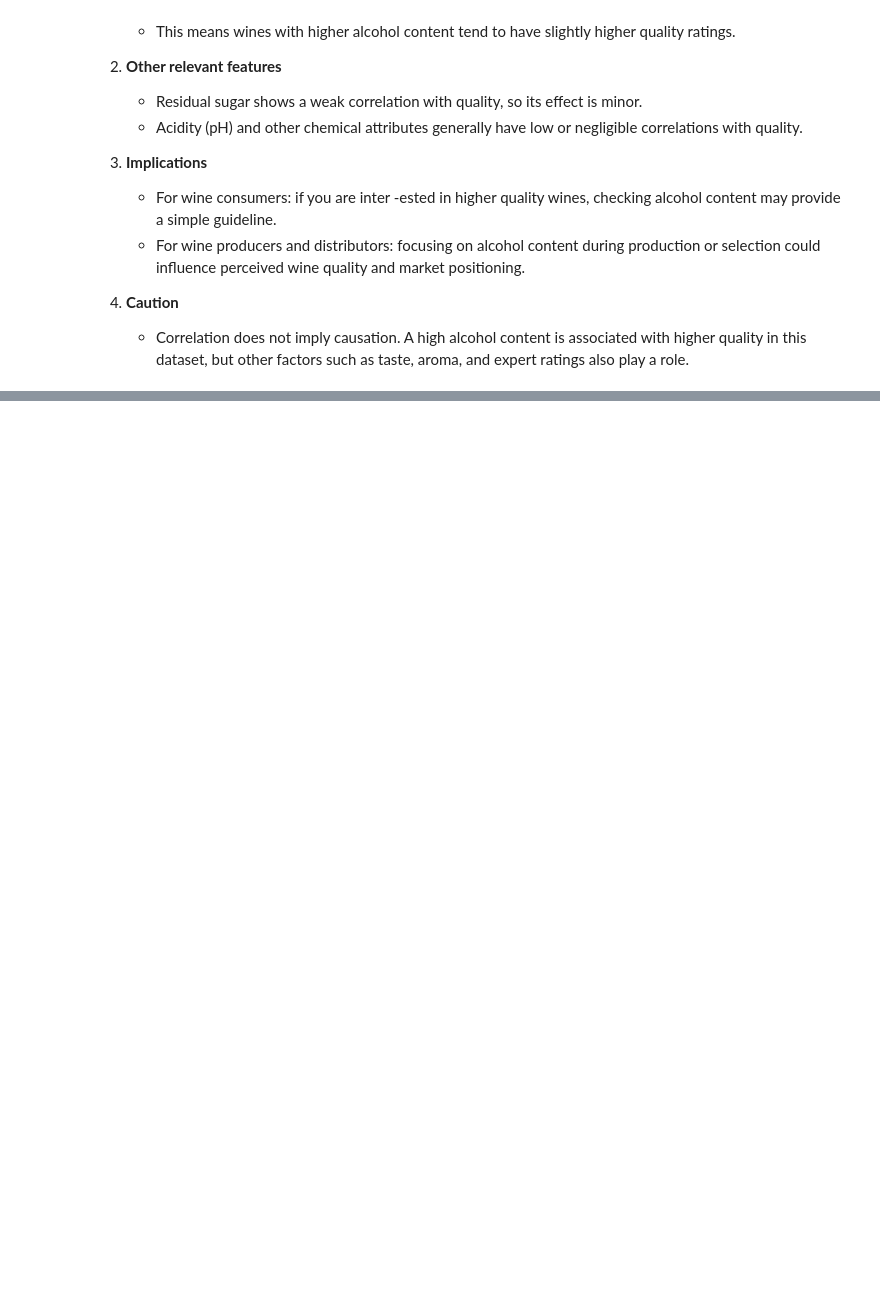
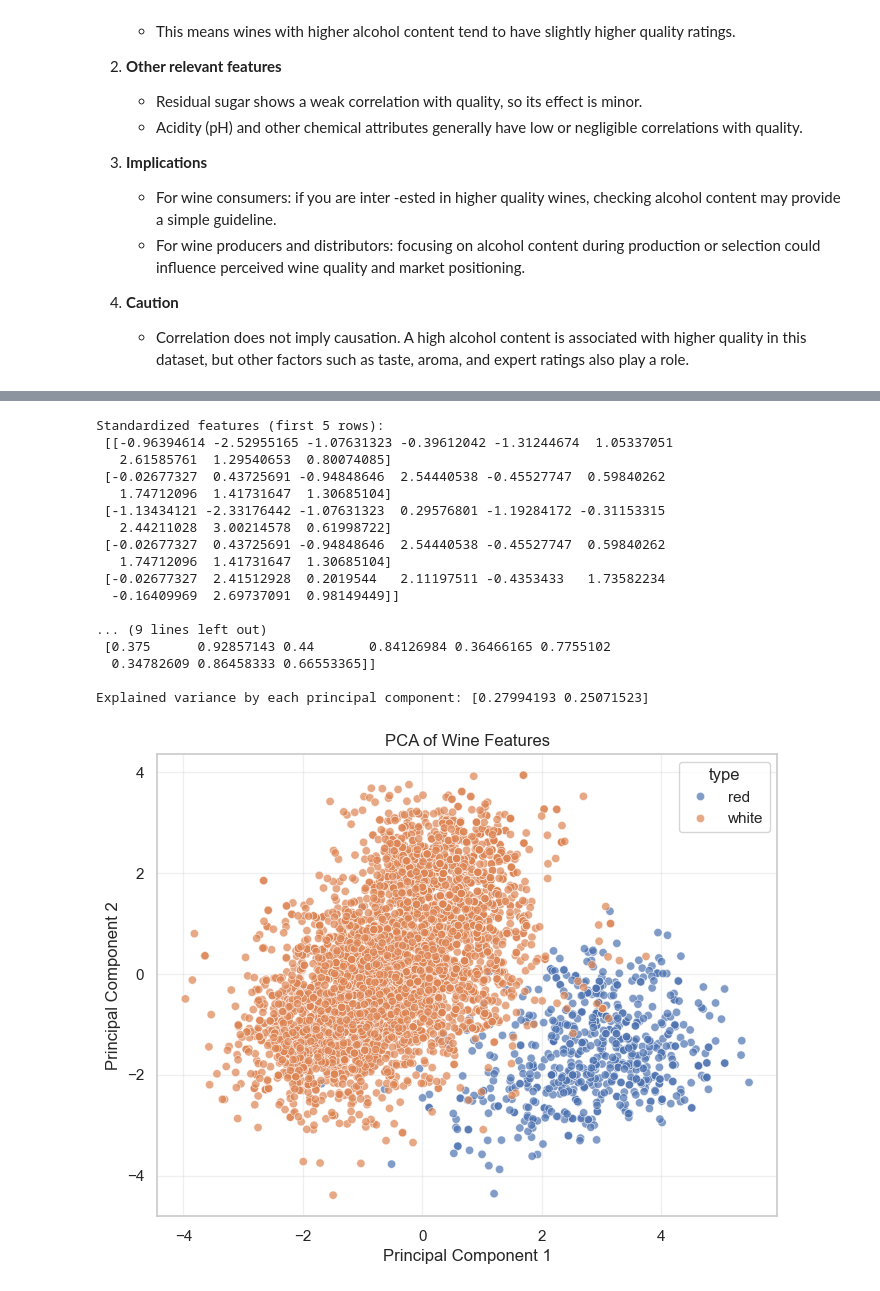
Before and after one commit to MickeJDengaard/MP2, a Jupyter notebook: MP2.ipynb, the cells around one changed output, grey strips where cells are left out. Drawn from its saved outputs; the diff is of its cells as text; code cells hidden in the pictures; blank space fills up the shorter version.

```diff
--- a/MP2.ipynb
+++ b/MP2.ipynb
@@ -300,0 +442,73 @@ From the correlation matrix and heatmap, we can make the following observations:
+# %%
+# -------------------------------
+# Step 14: Scaling and PCA
+# -------------------------------
+
+from sklearn.preprocessing import StandardScaler, MinMaxScaler
+from sklearn.decomposition import PCA
+
+# -------------------------------
+# a) Scaling / Normalization
+# -------------------------------
+
+# Separate features and target
+X = df_selected.drop(columns=['quality'])  # independent variables
+y = df_selected['quality']                 # dependent variable
+
+# 1. Standardization (mean=0, std=1)
+scaler_std = StandardScaler()
+X_std = scaler_std.fit_transform(X)
+
+# 2. Normalization (min-max scaling to 0-1)
+scaler_norm = MinMaxScaler()
+X_norm = scaler_norm.fit_transform(X)
+
+print("Standardized features (first 5 rows):\n", X_std[:5])
+print("\nNormalized features (first 5 rows):\n", X_norm[:5])
+
+# -------------------------------
+# b) PCA (Dimensionality Reduction)
+# -------------------------------
+
+# Apply PCA to standardized data
+pca = PCA(n_components=2)  # reduce to 2 components for visualization
+X_pca = pca.fit_transform(X_std)
+
+# Explained variance
+print("\nExplained variance by each principal component:", pca.explained_variance_ratio_)
+
+# Convert to DataFrame for easier plotting
+df_pca = pd.DataFrame(X_pca, columns=['PC1', 'PC2'])
+df_pca['quality'] = y.values
+df_pca['type'] = df_clean['type'].values  # keep wine type for visualization
+
+# Scatter plot of PCA components colored by wine type
+import matplotlib.pyplot as plt
+import seaborn as sns
+
+plt.figure(figsize=(8,6))
+sns.scatterplot(data=df_pca, x='PC1', y='PC2', hue='type', alpha=0.7)
+plt.title("PCA of Wine Features")
+plt.xlabel("Principal Component 1")
+plt.ylabel("Principal Component 2")
+plt.grid(True, alpha=0.3)
+plt.show()
+# %% [output]
+Standardized features (first 5 rows):
+ [[-0.96394614 -2.52955165 -1.07631323 -0.39612042 -1.31244674  1.05337051
+   2.61585761  1.29540653  0.80074085]
+ [-0.02677327  0.43725691 -0.94848646  2.54440538 -0.45527747  0.59840262
+   1.74712096  1.41731647  1.30685104]
+ [-1.13434121 -2.33176442 -1.07631323  0.29576801 -1.19284172 -0.31153315
+   2.44211028  3.00214578  0.61998722]
+ [-0.02677327  0.43725691 -0.94848646  2.54440538 -0.45527747  0.59840262
+   1.74712096  1.41731647  1.30685104]
+ [-0.02677327  2.41512928  0.2019544   2.11197511 -0.4353433   1.73582234
+  -0.16409969  2.69737091  0.98149449]]
+
+... (9 lines left out)
+ [0.375      0.92857143 0.44       0.84126984 0.36466165 0.7755102
+  0.34782609 0.86458333 0.66553365]]
+
+Explained variance by each principal component: [0.27994193 0.25071523]
+[figure, added]
```
Also changed, not shown: parts of 7 cells of this notebook, 2 other files.
